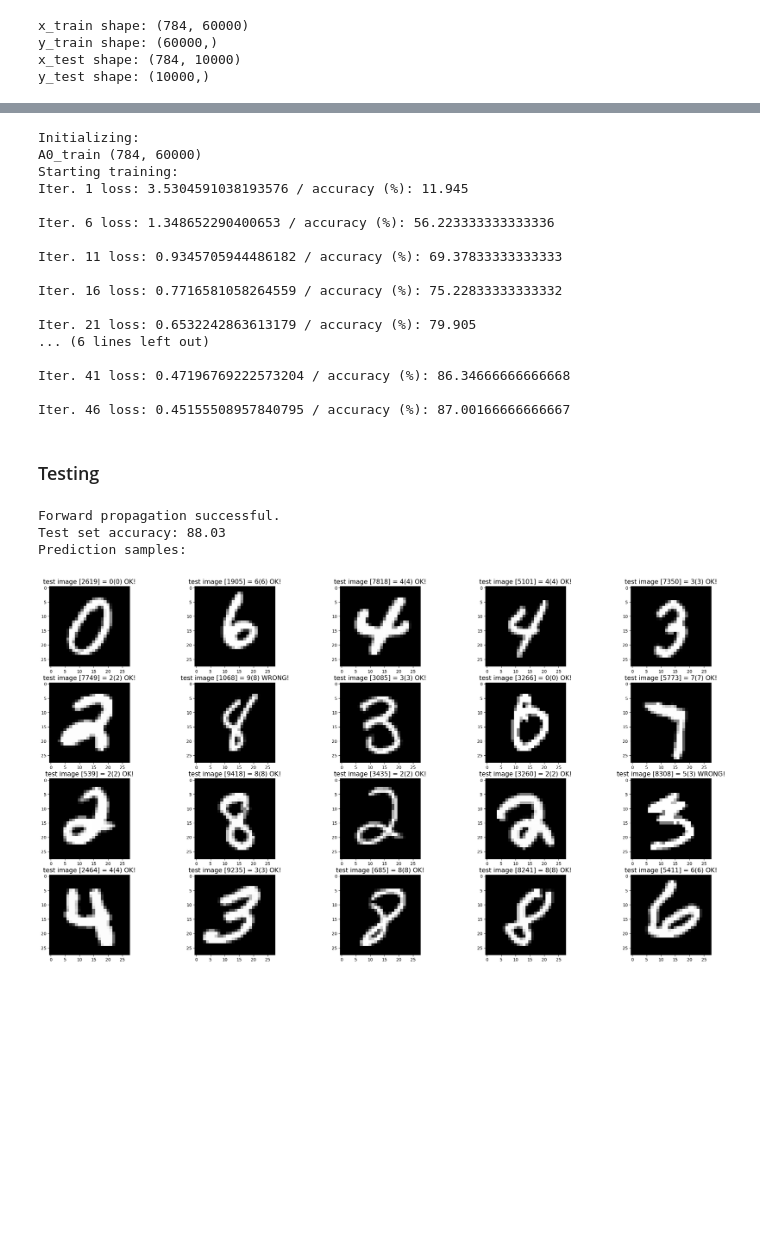
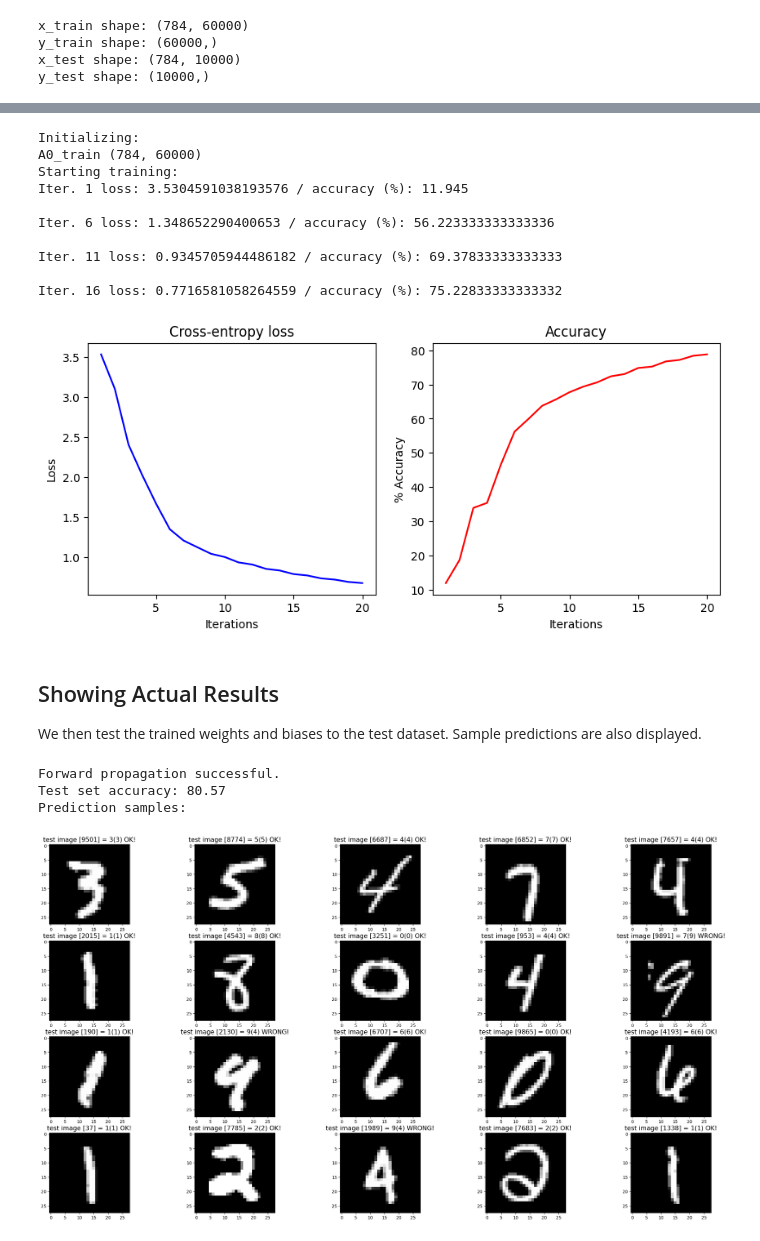
Before and after one commit to Dexva/machine-learning-tinker, a Jupyter notebook: 2-digit-recognizer/digit-recognizer.ipynb, the cells around one changed output, grey strips where cells are left out. Saved outputs shown, nothing was run; the diff lists cells and outputs as text; code cells hidden in the pictures; blank space fills up the shorter version.

Commit message:
[UPD] Write-up improvement, visualizations

```diff
--- a/2-digit-recognizer/digit-recognizer.ipynb
+++ b/2-digit-recognizer/digit-recognizer.ipynb
@@ -284,10 +286,10 @@ def back_propagation(wb, nn, m, Y_orig, alpha, t=None, verbose=False): #wb : wei
     W2 = W2 - alpha*dW2
     b2 = b2 - alpha*db2
 
+    loss = (-1/m) * np.sum(Y * np.log(A2 + 1e-8))
+    accuracy = evaluate(A2, Y_orig, m)
     if verbose and (t%5==0):
-        cost = (-1/m) * np.sum(Y * np.log(A2 + 1e-8))
-        accuracy = evaluate(A2, Y_orig, m)
-        print(f"Iter. {t+1} loss: {cost} / accuracy (%): {accuracy}\n")
+        print(f"Iter. {t+1} loss: {loss} / accuracy (%): {accuracy}\n")
 
-    return [W1, b1, W2, b2]
+    return [W1, b1, W2, b2], loss, accuracy
 # %% [markdown]
@@ -295,44 +301,64 @@ def back_propagation(wb, nn, m, Y_orig, alpha, t=None, verbose=False): #wb : wei
 # %%
 # controls
 init_const = 0.01
 alpha = 0.001
-training_iterations = 50
+training_iterations = 20
 
 # ------------------------
 
+accuracy_db = []
+loss_db = []
 A0_train = x_train
 m = A0_train.shape[1]
 print(f"Initializing:")
 print(f"A0_train {A0_train.shape}")
 
 print(f"Starting training: ")
 weights_biases = init_params(init_const)
 neural_net_layers = [A0_train]
 for iter in range(training_iterations):
     neural_net_layers = forward_propagation(neural_net_layers[0], weights_biases)
-    weights_biases = back_propagation(weights_biases, neural_net_layers, m, y_train, alpha, t=iter, verbose=True)
+    weights_biases, iter_loss, iter_accuracy = back_propagation(weights_biases, neural_net_layers, m, y_train, alpha, t=iter, verbose=True)
+    loss_db.append(iter_loss)
+    accuracy_db.append(iter_accuracy)
 
+# Store trained weights ====================
 trained_wb = weights_biases
+
+# ===================================
+
+x_markers = [i+1 for i in range(training_iterations)]
+fig, axs = plt.subplots(1, 2, figsize=(10, 4))
+
+# Loss plot
+axs[0].plot(x_markers, loss_db, color='blue')
+axs[0].set_title('Cross-entropy loss')
+axs[0].set_xlabel('Iterations')
+axs[0].set_ylabel('Loss')
+
+# Acc. plot
+axs[1].plot(x_markers, accuracy_db, color='red')
+axs[1].set_title('Accuracy')
+axs[1].set_xlabel('Iterations')
+axs[1].set_ylabel('% Accuracy')
+
+plt.show()
 # %% [output]
 Initializing:
 A0_train (784, 60000)
 Starting training:
 Iter. 1 loss: 3.5304591038193576 / accuracy (%): 11.945
 
 Iter. 6 loss: 1.348652290400653 / accuracy (%): 56.223333333333336
 
 Iter. 11 loss: 0.9345705944486182 / accuracy (%): 69.37833333333333
 
 Iter. 16 loss: 0.7716581058264559 / accuracy (%): 75.22833333333332
-
-Iter. 21 loss: 0.6532242863613179 / accuracy (%): 79.905
-... (6 lines left out)
-
-Iter. 41 loss: 0.47196769222573204 / accuracy (%): 86.34666666666668
-
-Iter. 46 loss: 0.45155508957840795 / accuracy (%): 87.00166666666667
+[figure, added]
 # %% [markdown]
-### Testing
+## Showing Actual Results
+
+We then test the trained weights and biases to the test dataset. Sample predictions are also displayed.
 # %%
 def get_pred(A2, i):
     preds = np.argmax(A2, axis=0)
@@ -367,6 +393,6 @@ if True:
     show_images(images_2_show, titles_2_show)
 # %% [output]
 Forward propagation successful.
-Test set accuracy: 88.03
+Test set accuracy: 80.57
 Prediction samples:
-[figure, old version]
+[figure, new version]
```
Also changed, not shown: parts of 3 cells of this notebook.
